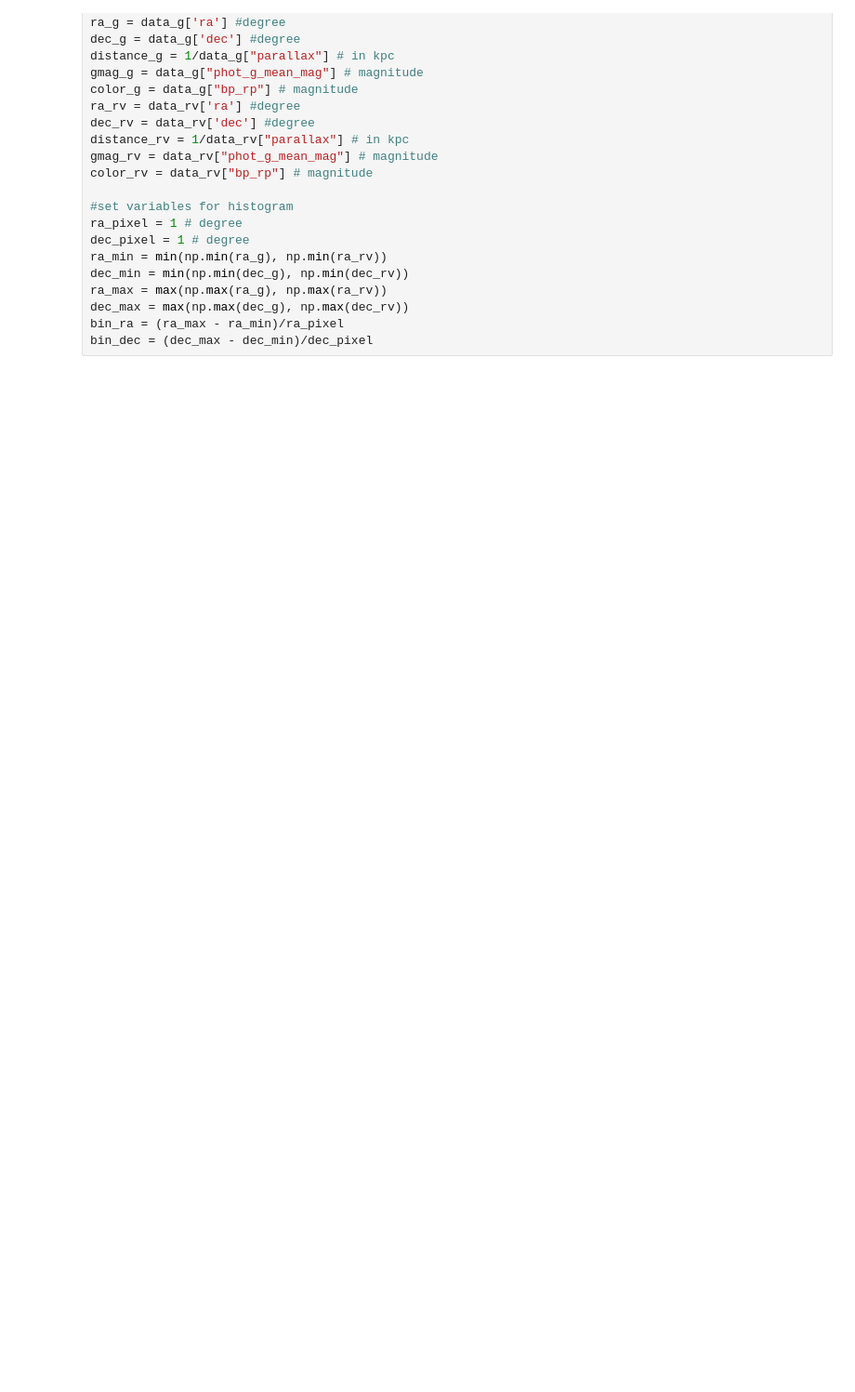
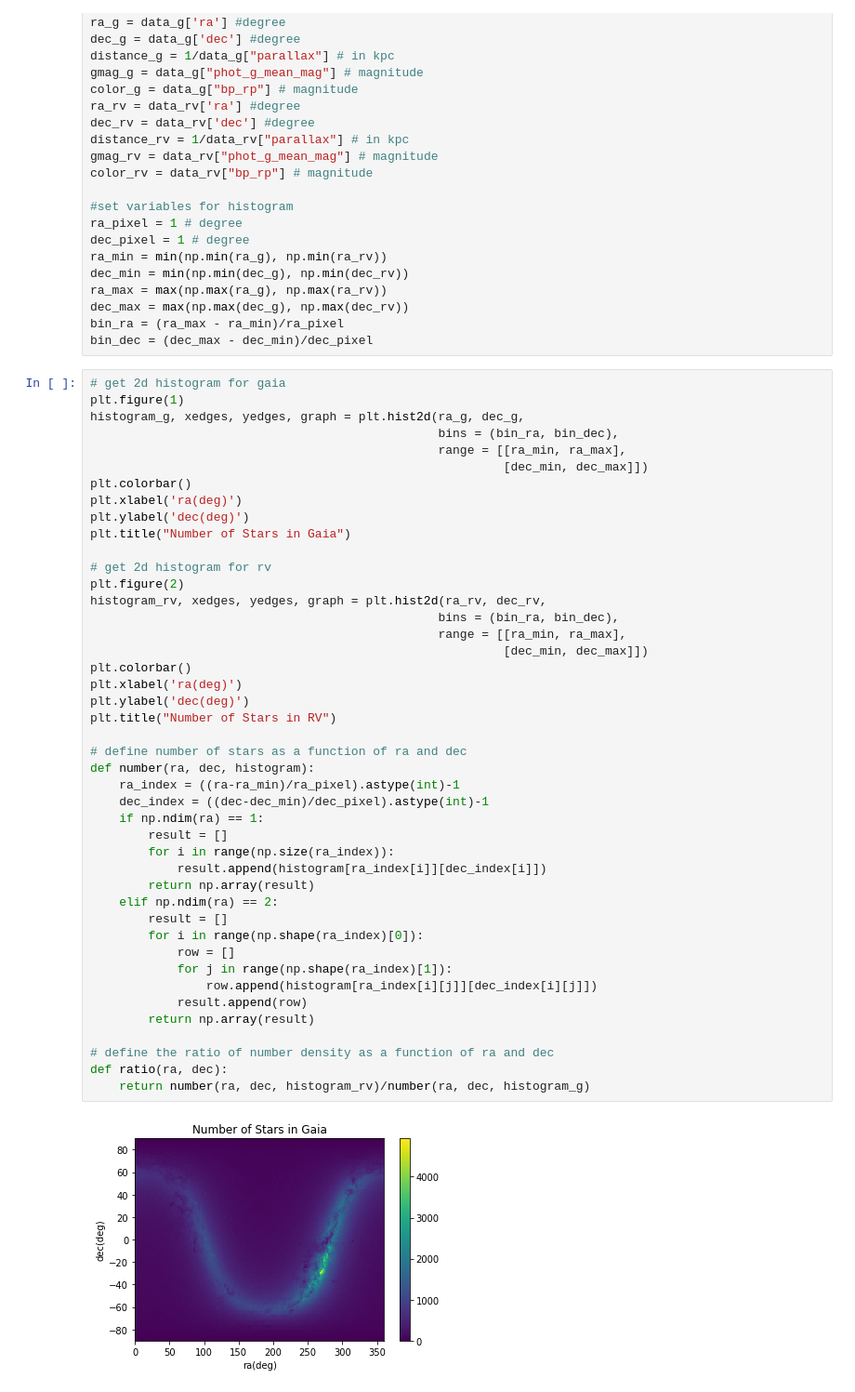
Before and after one commit to mwbub/Gaia-I3, a Jupyter notebook: Code/selection/Magnitude Distribution.ipynb, the cells around one changed output. Shown: that part at 93% size. Cells and saved outputs as stored; diff of their text form; blank space fills up the shorter version.

Commit message:
search for all the stars in the relevant bin of given search star

```diff
--- a/Code/selection/Magnitude Distribution.ipynb
+++ b/Code/selection/Magnitude Distribution.ipynb
@@ -39,3 +39,49 @@ ra_max = max(np.max(ra_g), np.max(ra_rv))
 dec_max = max(np.max(dec_g), np.max(dec_rv))
 bin_ra = (ra_max - ra_min)/ra_pixel
 bin_dec = (dec_max - dec_min)/dec_pixel
+# %%
+# get 2d histogram for gaia
+plt.figure(1)
+histogram_g, xedges, yedges, graph = plt.hist2d(ra_g, dec_g,
+                                                bins = (bin_ra, bin_dec),
+                                                range = [[ra_min, ra_max],
+                                                         [dec_min, dec_max]])
+plt.colorbar()
+plt.xlabel('ra(deg)')
+plt.ylabel('dec(deg)')
+plt.title("Number of Stars in Gaia")
+
+# get 2d histogram for rv
+plt.figure(2)
+histogram_rv, xedges, yedges, graph = plt.hist2d(ra_rv, dec_rv,
+                                                bins = (bin_ra, bin_dec),
+                                                range = [[ra_min, ra_max],
+                                                         [dec_min, dec_max]])
+plt.colorbar()
+plt.xlabel('ra(deg)')
+plt.ylabel('dec(deg)')
+plt.title("Number of Stars in RV")
+
+# define number of stars as a function of ra and dec
+def number(ra, dec, histogram):
+    ra_index = ((ra-ra_min)/ra_pixel).astype(int)-1
+    dec_index = ((dec-dec_min)/dec_pixel).astype(int)-1
+    if np.ndim(ra) == 1:
+        result = []
+        for i in range(np.size(ra_index)):
+            result.append(histogram[ra_index[i]][dec_index[i]])
+        return np.array(result)
+    elif np.ndim(ra) == 2:
+        result = []
+        for i in range(np.shape(ra_index)[0]):
+            row = []
+            for j in range(np.shape(ra_index)[1]):
+                row.append(histogram[ra_index[i][j]][dec_index[i][j]])
+            result.append(row)
+        return np.array(result)
+
+# define the ratio of number density as a function of ra and dec
+def ratio(ra, dec):
+    return number(ra, dec, histogram_rv)/number(ra, dec, histogram_g)
+# %% [output]
+[figure, added]
```
Also changed, not shown: parts of 3 cells of this notebook.
